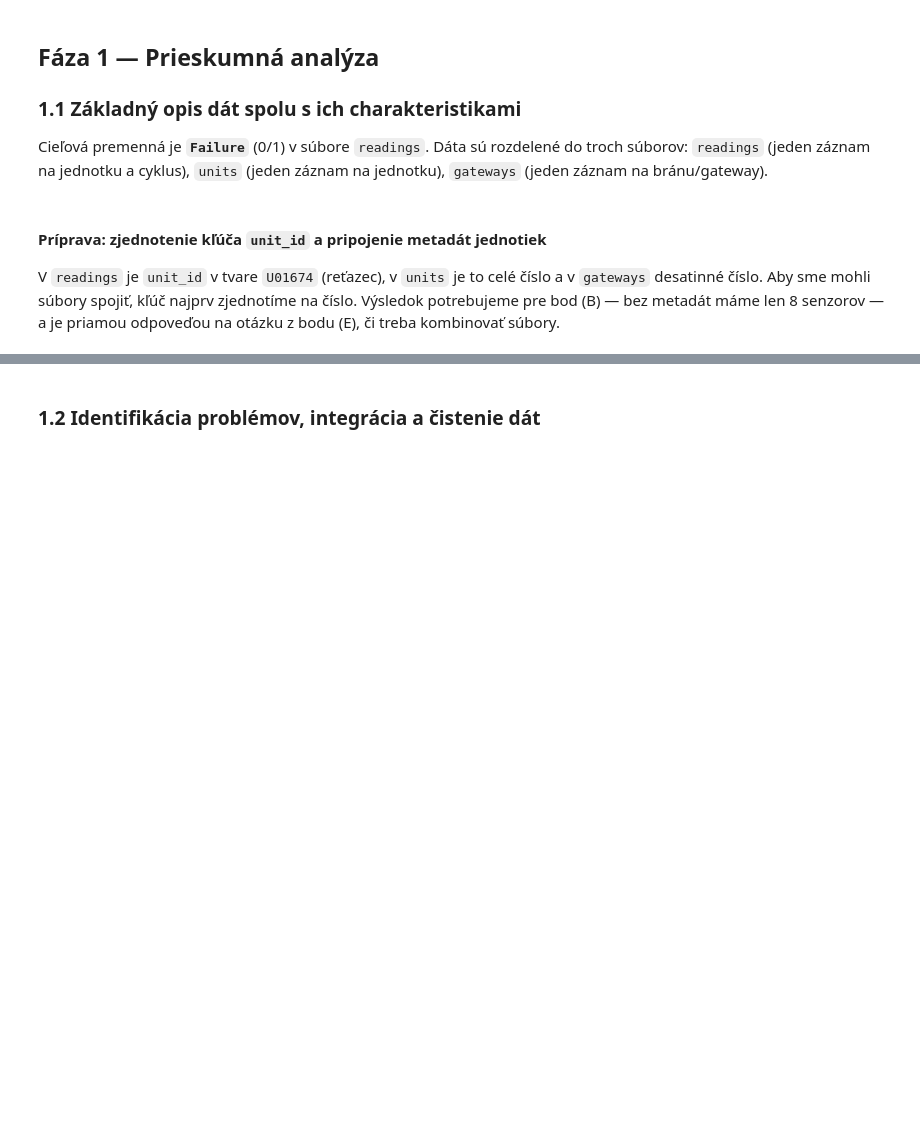
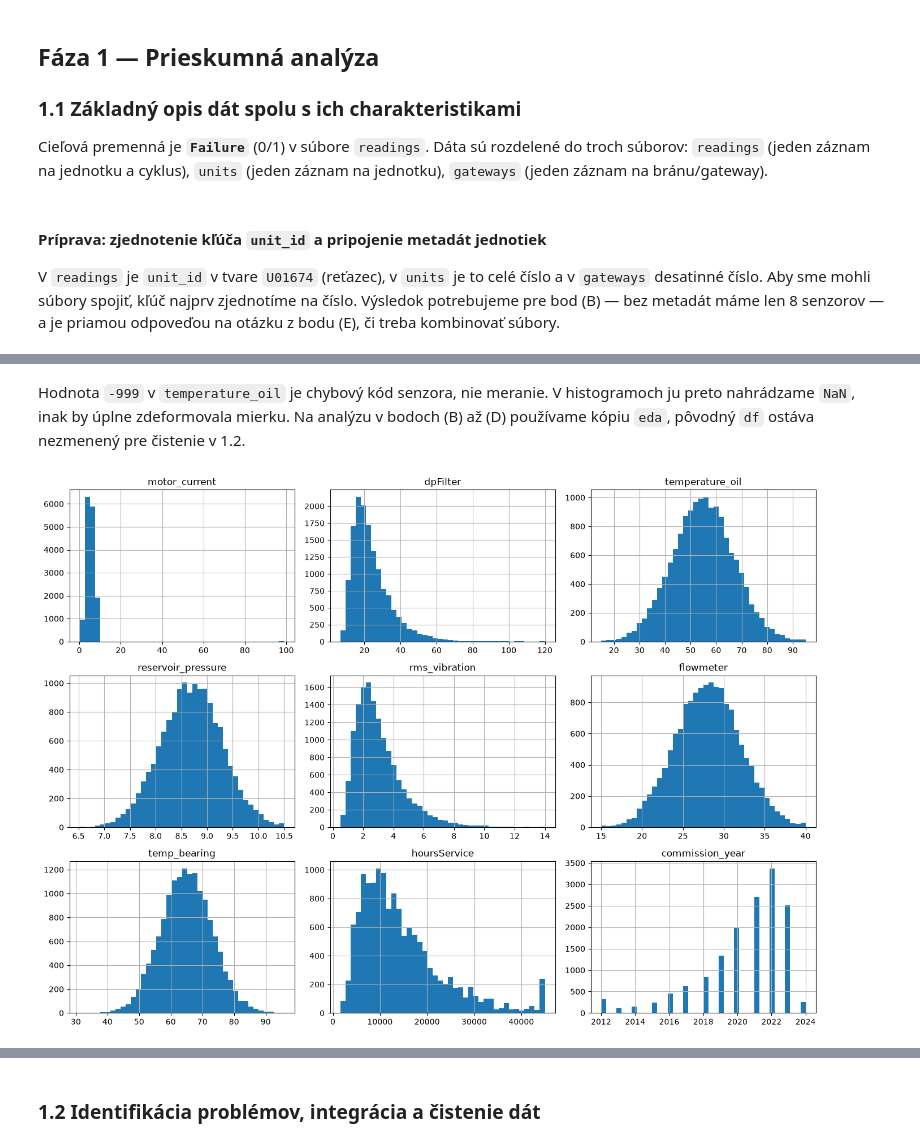
Before and after one commit to deno555/iau_projekt, a Jupyter notebook: IAU_projekt.ipynb, the cells around one changed output, grey strips where cells are left out. Drawn from its saved outputs; the diff is of its cells as text; code cells hidden in the pictures; blank space fills up the shorter version.

```diff
--- a/IAU_projekt.ipynb
+++ b/IAU_projekt.ipynb
@@ -81 +210,11 @@ for c in sensors:
+# %% [markdown]
+Hodnota `-999` v `temperature_oil` je chybový kód senzora, nie meranie. V histogramoch ju preto nahrádzame `NaN`, inak by úplne zdeformovala mierku. Na analýzu v bodoch (B) až (D) používame kópiu `eda`, pôvodný `df` ostáva nezmenený pre čistenie v 1.2.
+# %%
+eda = df.copy()
+eda.loc[eda["temperature_oil"] == -999, "temperature_oil"] = np.nan
+
+eda[num_cols].hist(bins=40, figsize=(14, 10))
+plt.tight_layout(); plt.show()
+# %% [output]
+[figure, added]
 # %%
```
Also changed, not shown: parts of 29 cells of this notebook.
